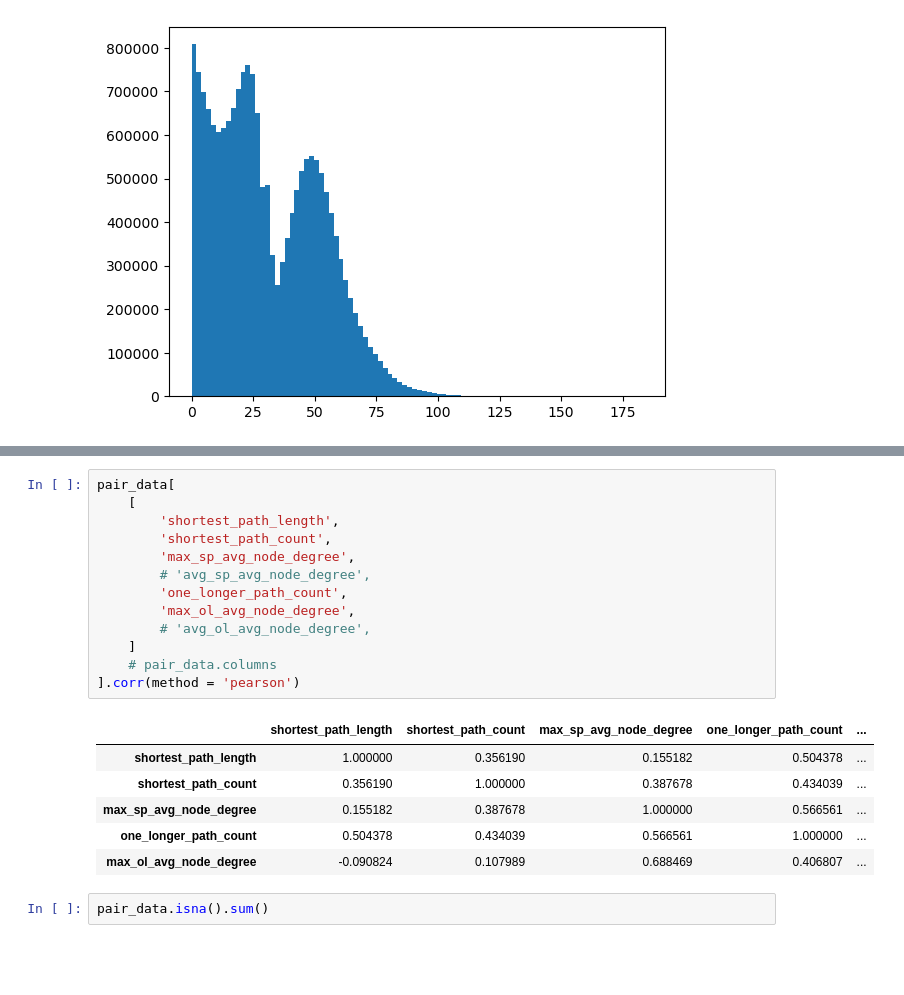
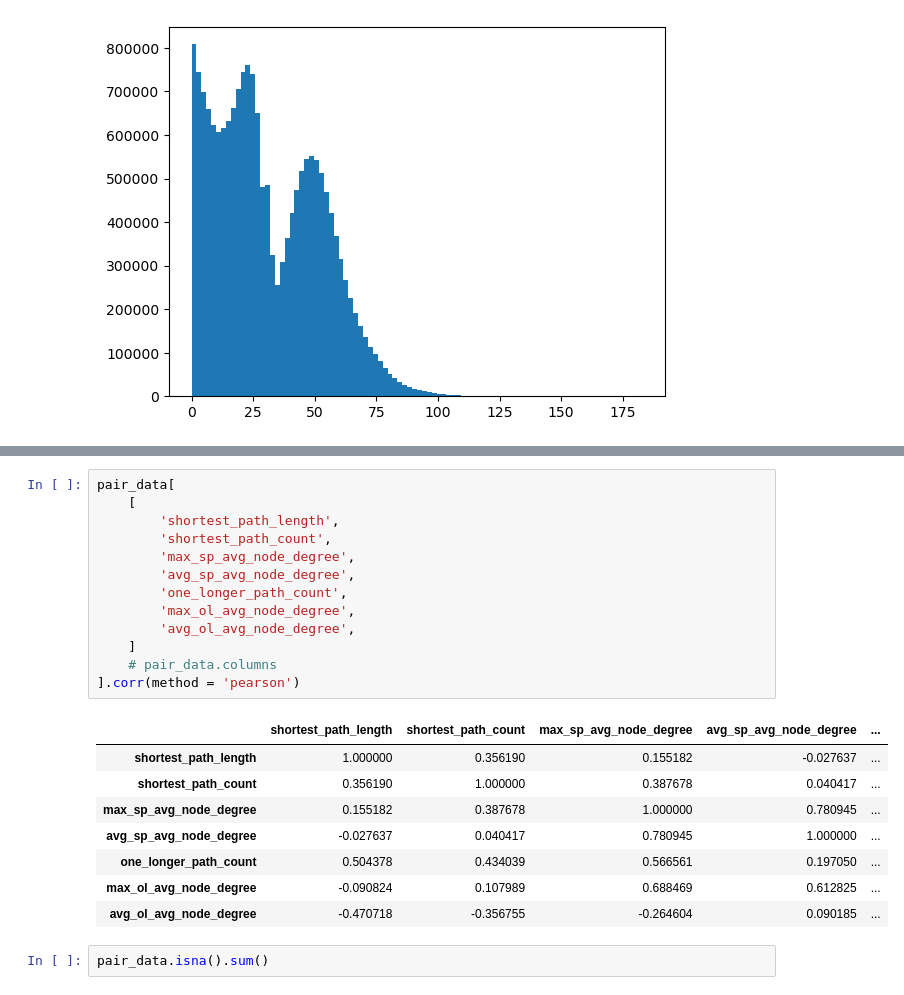
Before and after one commit to epfl-ada/ada-2024-project-outliars, a Jupyter notebook: results.ipynb, the cells around one changed output, grey strips where cells are left out. Drawn from its saved outputs; the diff is of its cells as text; blank space fills up the shorter version.

```diff
--- a/results.ipynb
+++ b/results.ipynb
@@ -2126,23 +2126,25 @@ plt.show()
 # %%
 pair_data[
     [
         'shortest_path_length',
         'shortest_path_count',
         'max_sp_avg_node_degree',
-        # 'avg_sp_avg_node_degree',
+        'avg_sp_avg_node_degree',
         'one_longer_path_count',
         'max_ol_avg_node_degree',
-        # 'avg_ol_avg_node_degree',
+        'avg_ol_avg_node_degree',
     ]
     # pair_data.columns
 ].corr(method = 'pearson')
 # %% [output]
-|  | shortest_path_length | shortest_path_count | max_sp_avg_node_degree | one_longer_path_count | ... |
-| shortest_path_length | 1.000000 | 0.356190 | 0.155182 | 0.504378 | ... |
-| shortest_path_count | 0.356190 | 1.000000 | 0.387678 | 0.434039 | ... |
-| max_sp_avg_node_degree | 0.155182 | 0.387678 | 1.000000 | 0.566561 | ... |
-| one_longer_path_count | 0.504378 | 0.434039 | 0.566561 | 1.000000 | ... |
-| max_ol_avg_node_degree | -0.090824 | 0.107989 | 0.688469 | 0.406807 | ... |
+|  | shortest_path_length | shortest_path_count | max_sp_avg_node_degree | avg_sp_avg_node_degree | ... |
+| shortest_path_length | 1.000000 | 0.356190 | 0.155182 | -0.027637 | ... |
+| shortest_path_count | 0.356190 | 1.000000 | 0.387678 | 0.040417 | ... |
+| max_sp_avg_node_degree | 0.155182 | 0.387678 | 1.000000 | 0.780945 | ... |
+| avg_sp_avg_node_degree | -0.027637 | 0.040417 | 0.780945 | 1.000000 | ... |
+| one_longer_path_count | 0.504378 | 0.434039 | 0.566561 | 0.197050 | ... |
+| max_ol_avg_node_degree | -0.090824 | 0.107989 | 0.688469 | 0.612825 | ... |
+| avg_ol_avg_node_degree | -0.470718 | -0.356755 | -0.264604 | 0.090185 | ... |
 # %%
 pair_data.isna().sum()
 # %% [output]
```
Also changed, not shown: parts of 63 cells of this notebook.
